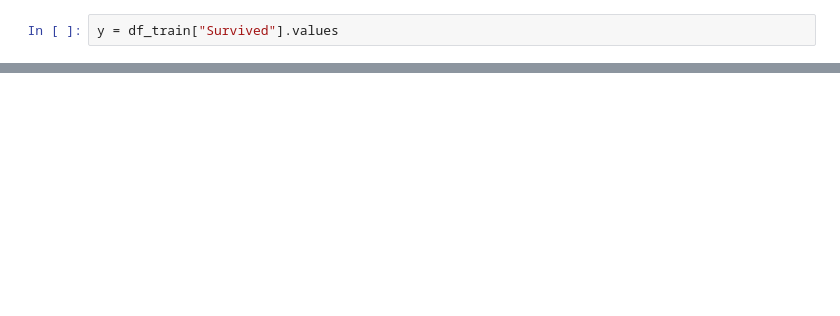
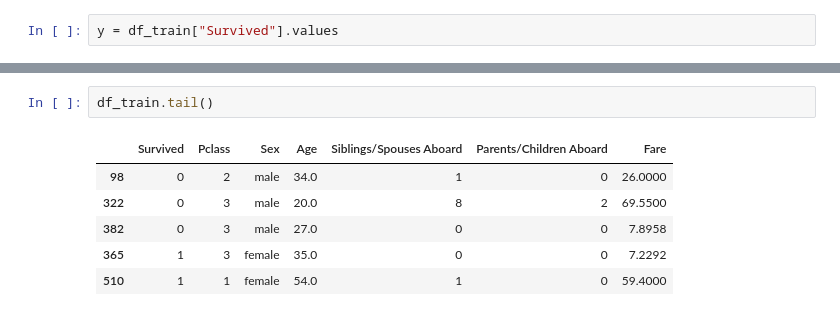
Before and after one commit to astronaut505/IcebergDodgers, a Jupyter notebook: titanic.ipynb, the cells around one changed output, grey strips where cells are left out. Drawn from its saved outputs; the diff is of its cells as text; blank space fills up the shorter version.

```diff
--- a/titanic.ipynb
+++ b/titanic.ipynb
@@ -127,0 +295,9 @@ print("Chi-squared p-value for Pclass vs. Survived:", p_val)
+# %%
+df_train.tail()
+# %% [output]
+|  | Survived | Pclass | Sex | Age | Siblings/Spouses Aboard | Parents/Children Aboard | Fare |
+| 98 | 0 | 2 | male | 34.0 | 1 | 0 | 26.0000 |
+| 322 | 0 | 3 | male | 20.0 | 8 | 2 | 69.5500 |
+| 382 | 0 | 3 | male | 27.0 | 0 | 0 | 7.8958 |
+| 365 | 1 | 3 | female | 35.0 | 0 | 0 | 7.2292 |
+| 510 | 1 | 1 | female | 54.0 | 1 | 0 | 59.4000 |
```
Also changed, not shown: parts of 19 cells of this notebook.
